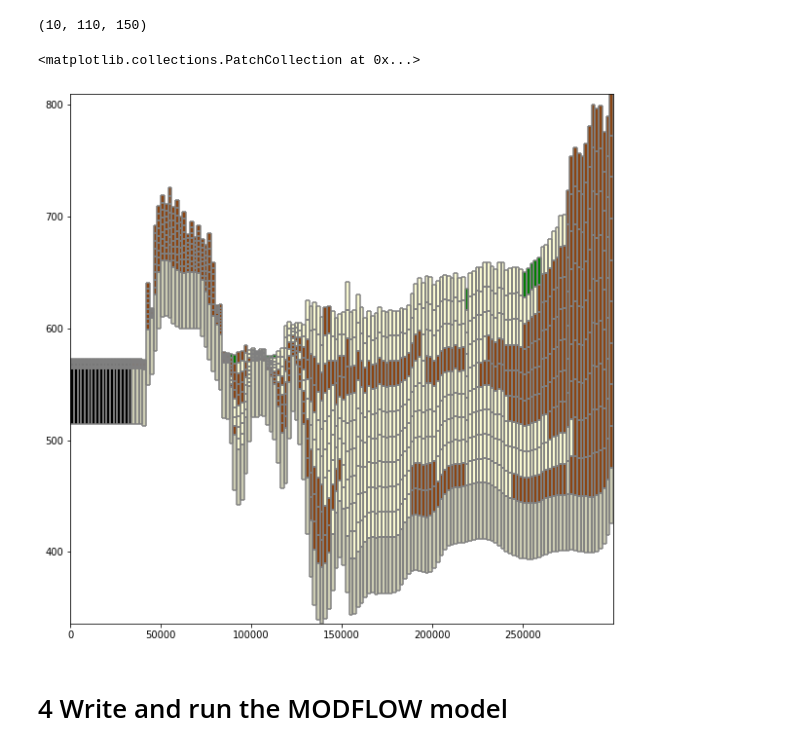
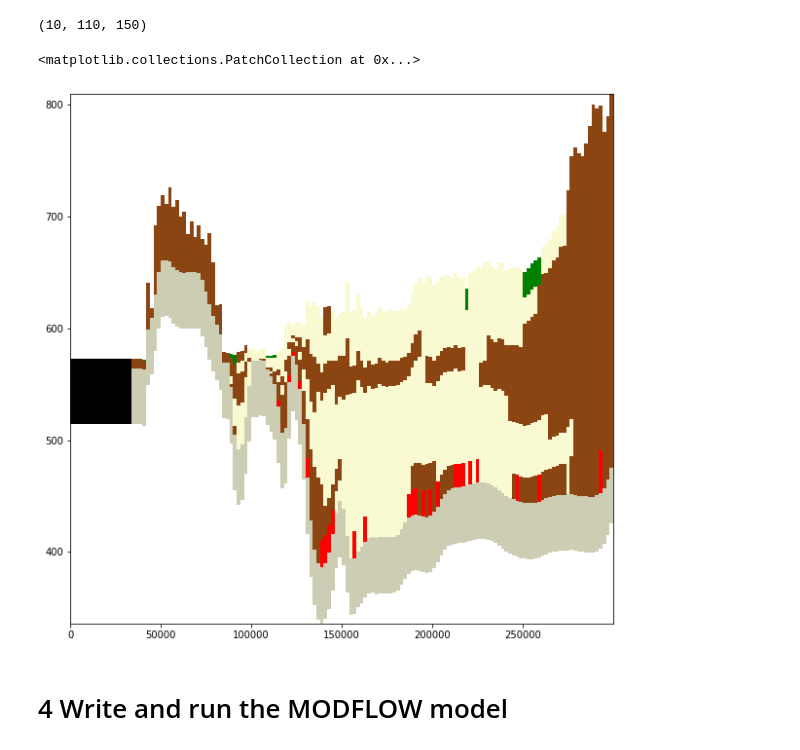
Before and after one commit to iordach1/GEOL572-GRL, a Jupyter notebook: GRL_Model_working.ipynb, the cells around one changed output. Drawn from its saved outputs; the diff is of its cells as text; code cells hidden in the pictures.

```diff
--- a/GRL_Model_working.ipynb
+++ b/GRL_Model_working.ipynb
@@ -676,20 +680,20 @@ np.array(khlayers).shape
 # %%
 plt.figure(figsize=(10,10)) #create 10 x 10 figure
 modelxsect = flopy.plot.PlotCrossSection(model = m, line={"row":50}) #use plotmapview to attach plot to model
 #modelxsect = flopy.plot.PlotCrossSection(model = m, line={"column":100})
 #create colormap of named colors
 colors = ["saddlebrown","gray","lightgoldenrodyellow"]
 cmap = mp.colors.LinearSegmentedColormap.from_list("", colors)
 norm = mp.colors.LogNorm(vmin=kf,vmax=kc)
-modelxsect.plot_grid()
+#modelxsect.plot_grid()
 khlaynp = np.array(khlayers)
 lines = modelxsect.plot_array(khlaynp,norm=norm, cmap=cmap)
 rvr = modelxsect.plot_bc(ftype='RIV')
 #wel = modelxsect.plot_bc(ftype='WEL')
 modelxsect.plot_ibound()
 # %% [output]
 <matplotlib.collections.PatchCollection at 0x...>
-[figure, old version]
+[figure, new version]
 # %% [markdown]
 # 4 Write and run the MODFLOW model
 # %%
```
Also changed, not shown: parts of 17 cells of this notebook.
